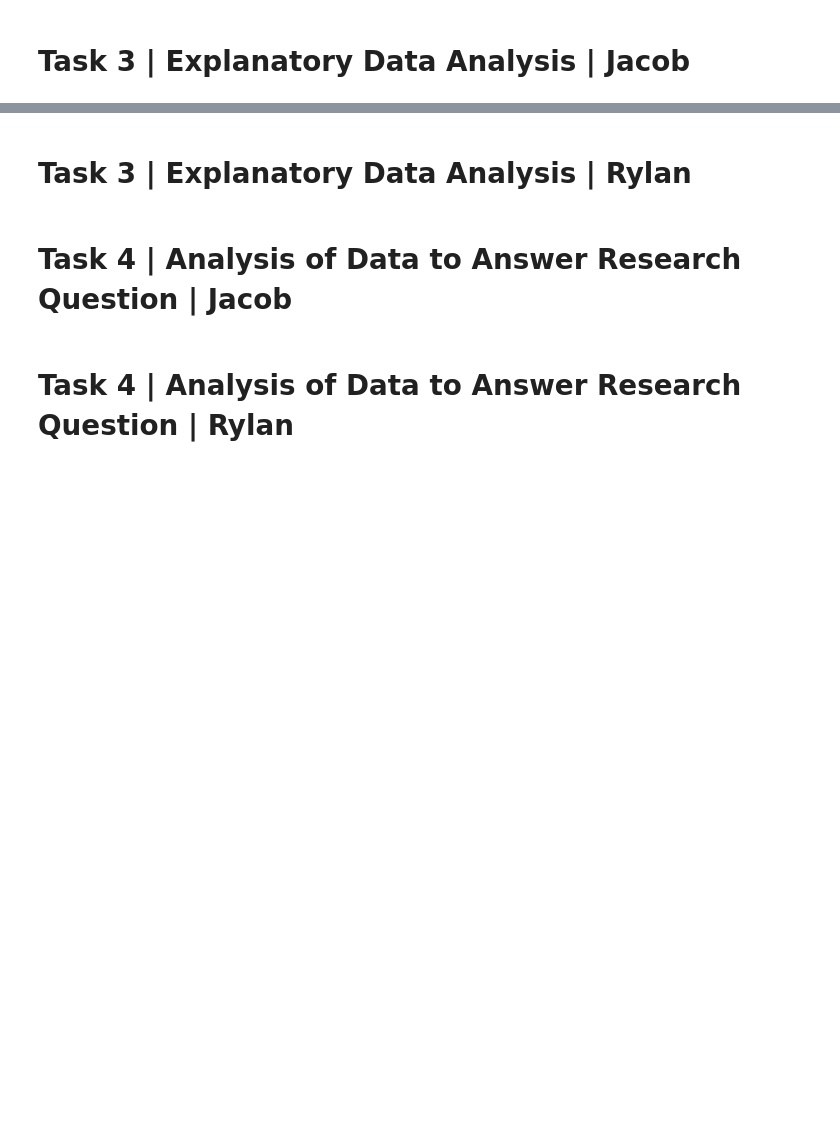
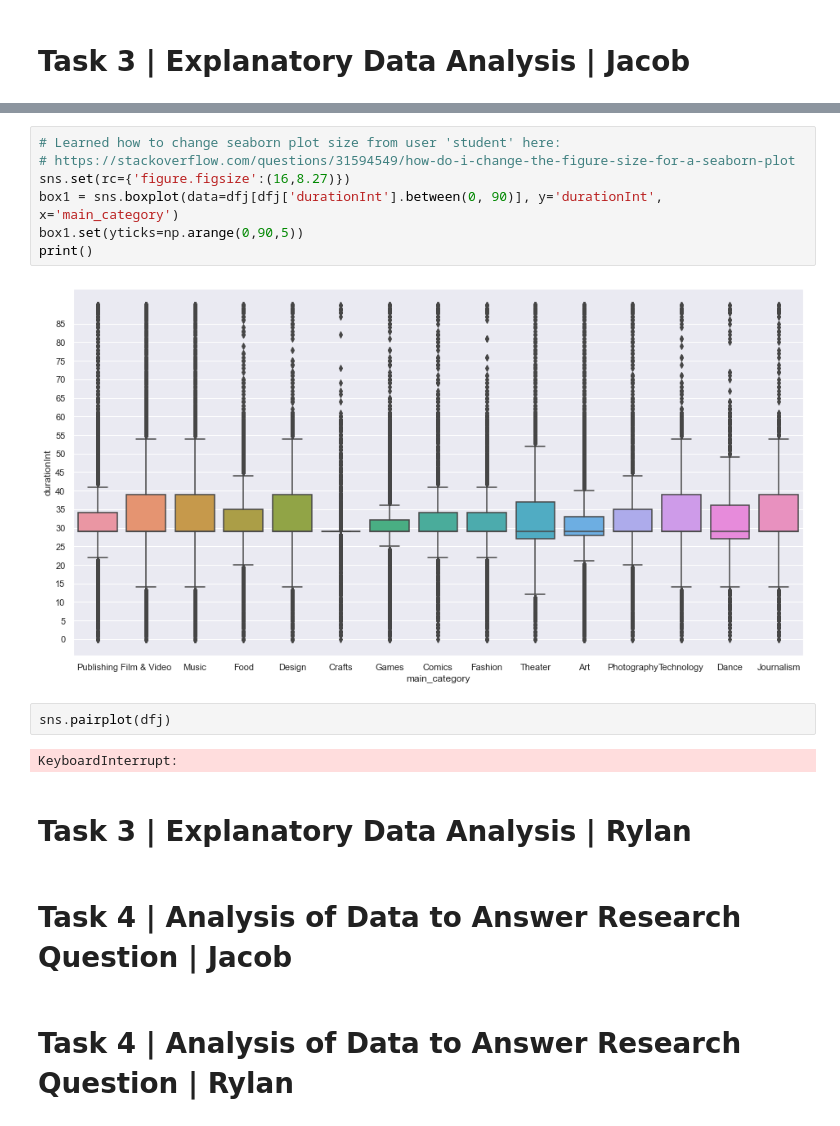
Before and after one commit to data301-2021-summer2/project-group46-project, a Jupyter notebook: analysis/submitted/FinalAnalysis.ipynb, the cells around one changed output, grey strips where cells are left out. Cells and saved outputs as stored; diff of their text form; blank space fills up the shorter version.

```diff
--- a/analysis/submitted/FinalAnalysis.ipynb
+++ b/analysis/submitted/FinalAnalysis.ipynb
@@ -40,3 +119,16 @@ print(df[['main_category','stateInt','durationInt']].head(10))
+# %%
+# Learned how to change seaborn plot size from user 'student' here:
+# https://stackoverflow.com/questions/31594549/how-do-i-change-the-figure-size-for-a-seaborn-plot
+sns.set(rc={'figure.figsize':(16,8.27)})
+box1 = sns.boxplot(data=dfj[dfj['durationInt'].between(0, 90)], y='durationInt', x='main_category')
+box1.set(yticks=np.arange(0,90,5))
+print()
+# %% [output]
+[figure, added]
+# %%
+sns.pairplot(dfj)
+# %% [output]
+KeyboardInterrupt:
 # %% [markdown]
 # Task 3 | Explanatory Data Analysis | Rylan
 # %% [markdown]
```
Also changed, not shown: parts of 10 cells of this notebook.
